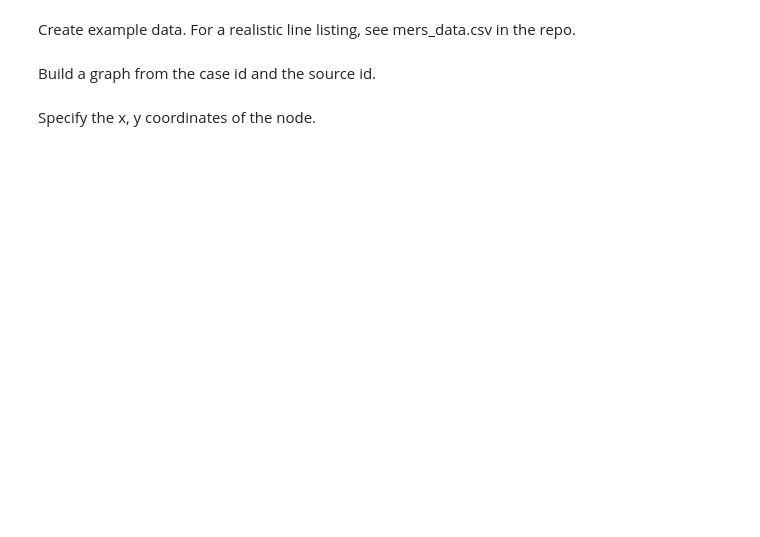
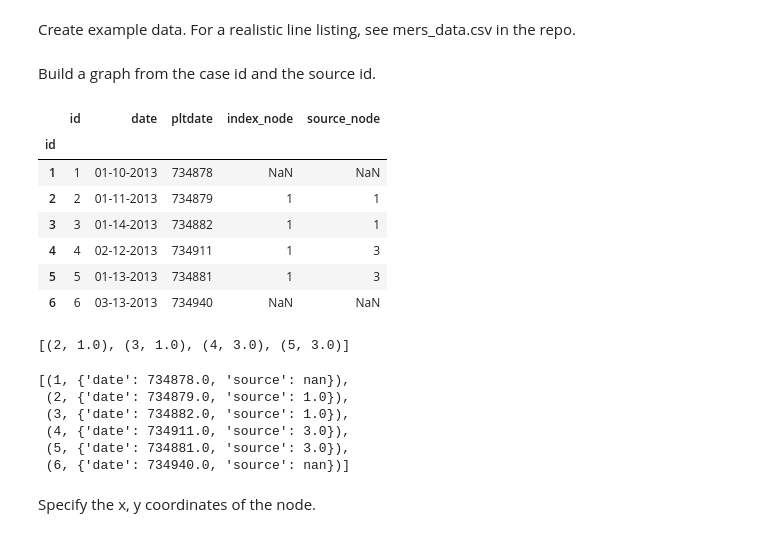
Before and after one commit to cmrivers/epipy, a Jupyter notebook: case_tree.ipynb, the cells around one changed output. Drawn from its saved outputs; the diff is of its cells as text; code cells hidden in the pictures; blank space fills up the shorter version.

```diff
--- a/case_tree.ipynb
+++ b/case_tree.ipynb
@@ -22,4 +22,19 @@ def example_data():
     return df
 # %% [markdown]
 Build a graph from the case id and the source id.
+# %%
+df
+# %% [output]
+|  | id | date | pltdate | index_node | source_node |
+| id |  |  |  |  |  |
+| 1 | 1 | 01-10-2013 | 734878 | NaN | NaN |
+| 2 | 2 | 01-11-2013 | 734879 | 1 | 1 |
+| 3 | 3 | 01-14-2013 | 734882 | 1 | 1 |
+| 4 | 4 | 02-12-2013 | 734911 | 1 | 3 |
+| 5 | 5 | 01-13-2013 | 734881 | 1 | 3 |
+| 6 | 6 | 03-13-2013 | 734940 | NaN | NaN |
+# %%
+[i for i in df[['source_node']].dropna().itertuples()]
+# %% [output]
+[(2, 1.0), (3, 1.0), (4, 3.0), (5, 3.0)]
 # %%
@@ -34,4 +49,13 @@ def build_graph(df):
     return G
+# %%
+G.nodes(1)
+# %% [output]
+[(1, {'date': 734878.0, 'source': nan}),
+ (2, {'date': 734879.0, 'source': 1.0}),
+ (3, {'date': 734882.0, 'source': 1.0}),
+ (4, {'date': 734911.0, 'source': 3.0}),
+ (5, {'date': 734881.0, 'source': 3.0}),
+ (6, {'date': 734940.0, 'source': nan})]
 # %%
 def plotting(G, df):
     fig = plt.figure()
```
Also changed, not shown: parts of 2 cells of this notebook, 3 other files.
